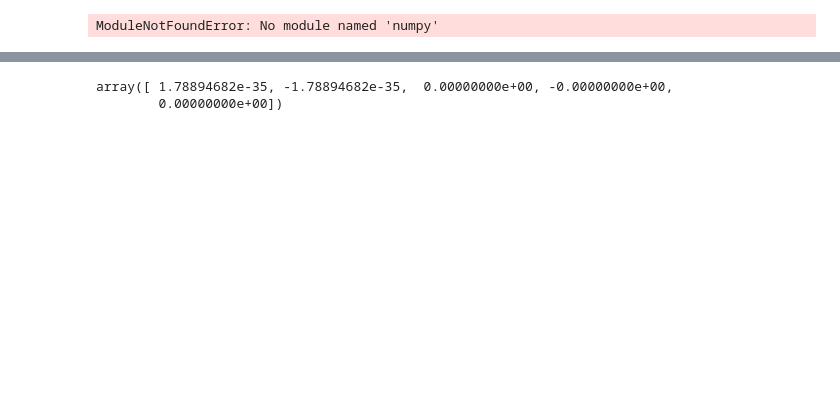
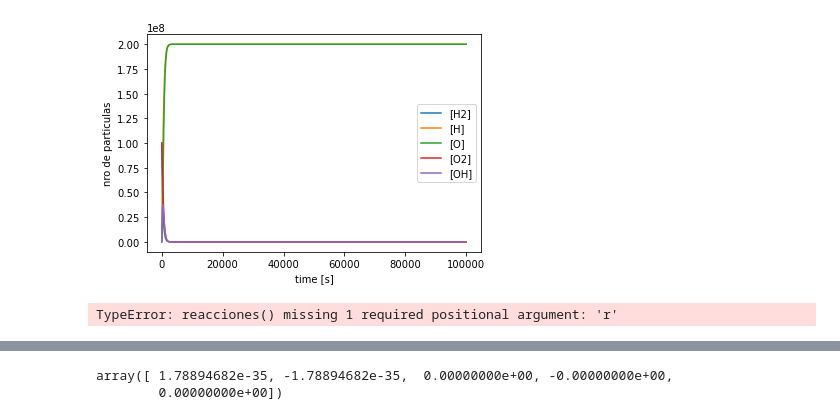
Before and after one commit to Lupama2/Vapor_en_burbuja_inicial_python, a Jupyter notebook: main.ipynb, the cells around one changed output, grey strips where cells are left out. Saved outputs shown, nothing was run; the diff lists cells and outputs as text; code cells hidden in the pictures; blank space fills up the shorter version.

```diff
--- a/main.ipynb
+++ b/main.ipynb
@@ -6,0 +193,29 @@
+# %%
+
+
+#Creo el vector de nro de partículas y lo inicializo
+n = np.zeros(n_species)
+for i in range(n_species):
+    n[i] = n0[i]
+
+
+t0=0.0; #Inicializacion del tiempo
+
+#Creo el vector de dndt y lo inicializo
+dndt = np.zeros(n_species)
+dndt = derivada(t0, n)
+
+#Calculo la masa inicial
+m0 = masa(n)
+
+    # //Creo el file en el que voy a ir guardando todo
+    # ofstream file(archivo);
+    # file << encabezado << endl;
+
+imprimir_nro_particulas(n_species, n, t0, m0) #imprimo la cantidad inicial de partículas de cada especie
+#step es el htry, es decir, el salto que (intenta hacer?) el rkqc.
+
+#-------------------------------------------------------------------------------------------------------------------------
+#SOLUCIÓN NUMÉRICA EMPLEANDO EL MÉTODO Radau
+soln = solve_ivp(derivada, [t0, tmax], n0, method='Radau')
+print(soln) #para obtener info. sobre cómo fue la integración numérica
@@ -7,15 +240,32 @@
+# %%
+plt.plot(soln.t, soln.y[0], label='[H2]')
+plt.plot(soln.t, soln.y[1], label='[H]')
+plt.plot(soln.t, soln.y[2], label='[O]')
+plt.plot(soln.t, soln.y[3], label='[O2]')
+plt.plot(soln.t, soln.y[4], label='[OH]')
+plt.xlabel('time [s]')
+plt.ylabel('nro de particulas')
+plt.legend()
+plt.show()
+# %% [output]
+[figure, added]
 # %%
+#Resuelvo el sistema de ec. diff:
 import scipy
 from scipy.integrate import solve_ivp
 
-def exponential_decay(t, y): return [-0.5 * y[0],0.7 * y[1] + y[0]**5]
+#sol = solve_ivp(ecuaciones_diferenciales, [0, 1e-22], [0,1e4, 0, 0, 2], method = 'RK45', max_step = 1e-24)
+sol = solve_ivp(ecuaciones_diferenciales, [0, 1], [0,1e4, 0, 0, 2], method = 'Radau')
+#Hay un problema cuando el paso es grande. Entiendo que hay errores durante el método que producen partículas negativas.
 
-sol = solve_ivp(exponential_decay, [0, 1], [2,2])
+
 #print(sol.y[1])
 import matplotlib.pyplot as plt
 plt.plot(sol.t,sol.y[0])
-plt.plot(sol.t,sol.y[1])
+#plt.plot(sol.t,sol.y[1] + sol.y[0])
 plt.show()
-print(sol.t)
+
+for i in range(200):
+    print(sol.t[i], "\t",sol.y[0][i], "\t", sol.y[1][i], sol.y[2][i], sol.y[3][i], sol.y[4][i])
 # %% [output]
-ModuleNotFoundError: No module named 'numpy'
+TypeError: reacciones() missing 1 required positional argument: 'r'
```
Also changed, not shown: parts of 14 cells of this notebook, 1 other file.
